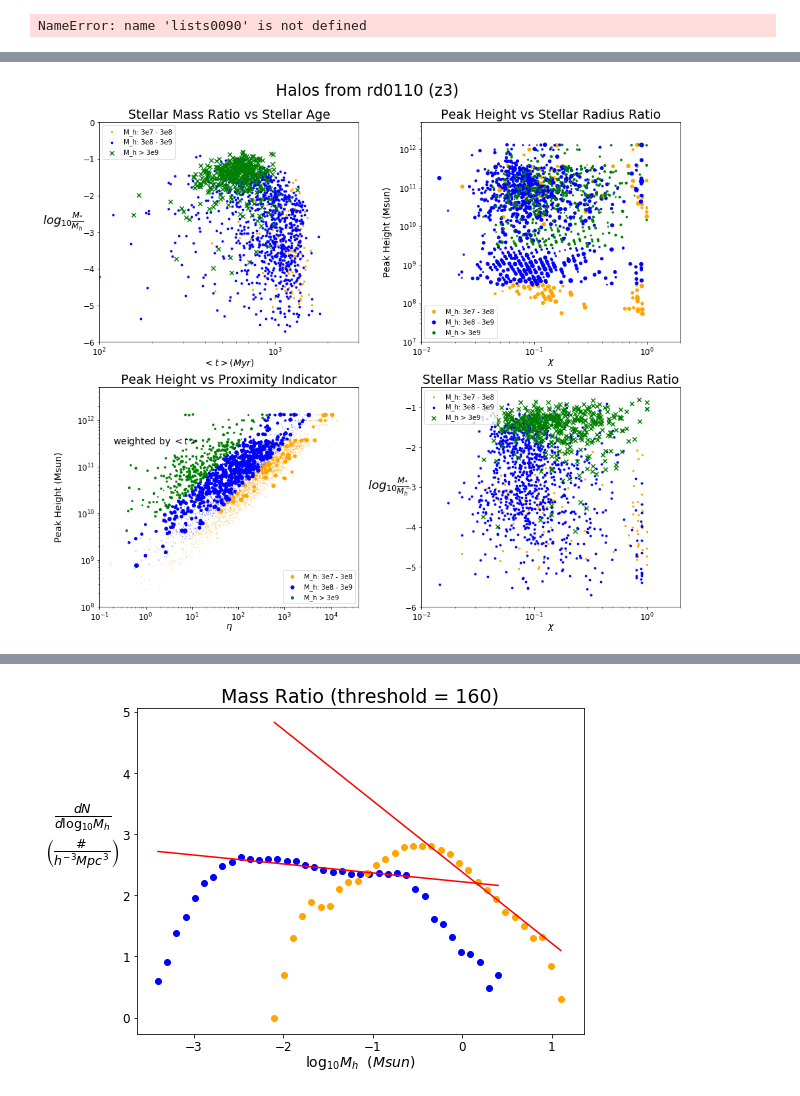
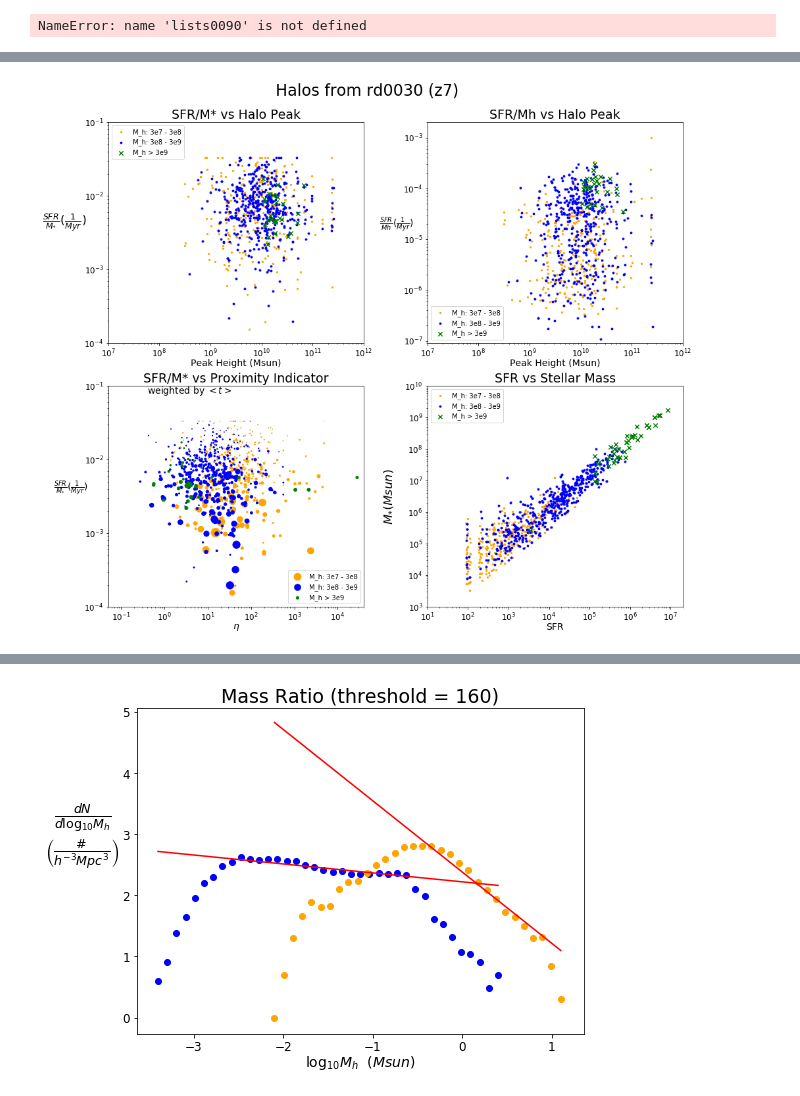
Before and after one commit to ygovil1/data-mining-galaxies, a Jupyter notebook: HaloCatalog/ratio_plotter.ipynb, the cells around one changed output, grey strips where cells are left out. Cells and saved outputs as stored; diff of their text form; code cells hidden in the pictures.

```diff
--- a/HaloCatalog/ratio_plotter.ipynb
+++ b/HaloCatalog/ratio_plotter.ipynb
@@ -597,16 +650,19 @@ plt.show()
 stellogratio1 = np.log([value for value in ploting['stelratio'][0] if value > 0]) / log(10)
 stellogratio2 = np.log([value for value in ploting['stelratio'][1] if value > 0]) / log(10)
 stellogratio3 = np.log([value for value in ploting['stelratio'][2] if value > 0]) / log(10)
+stellogratio4 = np.log([value for value in ploting['stelratio'][3] if value > 0]) / log(10)
 
 age_log1 = np.log([value for value in ploting['age'][0] if value > 0]) / log(10)
 age_log2 = np.log([value for value in ploting['age'][1] if value > 0]) / log(10)
 age_log3 = np.log([value for value in ploting['age'][2] if value > 0]) / log(10)
-plot_agelog1 = 2**(age_log1**2)/30
-plot_agelog2 = 2**(age_log2**2)/30
-plot_agelog3 = 2**(age_log3**2)/30
+age_log4 = np.log([value for value in ploting['age'][3] if value > 0]) / log(10)
+plot_agelog1 = 3**(age_log1**2)/10
+plot_agelog2 = 3**(age_log2**2)/10
+plot_agelog3 = 3**(age_log3**2)/10
+plot_agelog4 = 3**(age_log4**2)/10
 
-ploting["stellog"] = [stellogratio1, stellogratio2, stellogratio3]
-ploting["ageweight"] = [plot_agelog1, plot_agelog2 ,plot_agelog3]
+ploting["stellog"] = [stellogratio1, stellogratio2, stellogratio3, stellogratio4]
+ploting["ageweight"] = [plot_agelog1, plot_agelog2, plot_agelog3, plot_agelog4]
 # %%
 ploting["ageweight"][0]
 # %% [output]
@@ -621,17 +677,17 @@ ax3 = fig2.add_subplot(223)
 ax4 = fig2.add_subplot(224)
 
 # create plot titles
-agetitle = "Stellar Mass Ratio vs Stellar Age"
-peaktitle = "Peak Height vs Stellar Radius Ratio"
-proxpeaktitle = "Peak Height vs Proximity Indicator"
-radratiotitle = "Stellar Mass Ratio vs Stellar Radius Ratio"
+peakformtitle = "SFR/M* vs Halo Peak"
+formratiotitle = "SFR/Mh vs Halo Peak"
+proxformtitle = "SFR/M* vs Proximity Indicator"
+formsteltitle = "SFR vs Stellar Mass"
 
 # set titles
 plt.suptitle(figtitle, fontsize = 24)
-ax1.set_title(agetitle, size = 19)
-ax2.set_title(peaktitle, size = 19)
-ax3.set_title(proxpeaktitle, size = 19)
-ax4.set_title(radratiotitle, size = 19)
+ax1.set_title(peakformtitle, size = 19)
+ax2.set_title(formratiotitle, size = 19)
+ax3.set_title(proxformtitle, size = 19)
+ax4.set_title(formsteltitle, size = 19)
 
 # # --determine line of best fit
 # # reduce range of values to fit line
@@ -646,21 +702,21 @@ ax4.set_title(radratiotitle, size = 19)
 # slope2, intercept2 = par2[0][0], par2[0][1]
 
 # plot data
-ax1.scatter(ploting["age"][0], ploting["stellog"][0], c = 'orange', s = 5, label = 'M_h: 3e7 - 3e8')
-ax1.scatter(ploting["age"][1], ploting["stellog"][1], c = 'blue', s = 8, label = 'M_h: 3e8 - 3e9')
-ax1.scatter(ploting["age"][2], ploting["stellog"][2], c = 'green', s = 40, label = 'M_h > 3e9', marker = 'x')
+ax1.scatter(ploting["peak"][0], ploting["formstel"][0], c = 'orange', s = 5, label = 'M_h: 3e7 - 3e8')
+ax1.scatter(ploting["peak"][1], ploting["formstel"][1], c = 'blue', s = 8, label = 'M_h: 3e8 - 3e9')
+ax1.scatter(ploting["peak"][2], ploting["formstel"][2], c = 'green', s = 40, label = 'M_h > 3e9', marker = 'x')
 
-ax2.scatter(ploting["chi"][0], ploting["peak"][0], c = 'orange', s = ploting["ageweight"][0], cmap='binary', label = 'M_h: 3e7 - 3e8')
-ax2.scatter(ploting["chi"][1], ploting["peak"][1], c = 'blue', s = ploting["ageweight"][1], cmap='binary', label = 'M_h: 3e8 - 3e9')
-ax2.scatter(ploting["chi"][2], ploting["peak"][2], c = 'green', s = ploting["ageweight"][2], cmap='binary', label = 'M_h > 3e9')
+ax2.scatter(ploting["peak"][0], ploting["formratio"][0], c = 'orange', s = 5, cmap='binary', label = 'M_h: 3e7 - 3e8')
+ax2.scatter(ploting["peak"][1], ploting["formratio"][1], c = 'blue', s = 8, cmap='binary', label = 'M_h: 3e8 - 3e9')
+ax2.scatter(ploting["peak"][2], ploting["formratio"][2], c = 'green', s = 40, cmap='binary', label = 'M_h > 3e9', marker = 'x')
 
-ax3.scatter(ploting["prox"][0], ploting["peak"][0], c = 'orange', s = ploting["ageweight"][0], cmap='binary', label = 'M_h: 3e7 - 3e8')
-ax3.scatter(ploting["prox"][1], ploting["peak"][1], c = 'blue', s = ploting["ageweight"][1], cmap='binary', label = 'M_h: 3e8 - 3e9')
-ax3.scatter(ploting["prox"][2], ploting["peak"][2], c = 'green', s = ploting["ageweight"][2], cmap='binary', label = 'M_h > 3e9')
+ax3.scatter(ploting["prox"][0], ploting["formstel"][0], c = 'orange', s = ploting["ageweight"][0], cmap='binary', label = 'M_h: 3e7 - 3e8')
+ax3.scatter(ploting["prox"][1], ploting["formstel"][1], c = 'blue', s = ploting["ageweight"][1], cmap='binary', label = 'M_h: 3e8 - 3e9')
+ax3.scatter(ploting["prox"][2], ploting["formstel"][2], c = 'green', s = ploting["ageweight"][2], cmap='binary', label = 'M_h > 3e9')
 
-ax4.scatter(ploting["chi"][0], ploting["stellog"][0], c = 'orange', s = 5, label = 'M_h: 3e7 - 3e8')
-ax4.scatter(ploting["chi"][1], ploting["stellog"][1], c = 'blue', s = 8, label = 'M_h: 3e8 - 3e9')
-ax4.scatter(ploting["chi"][2], ploting["stellog"][2], c = 'green', s = 40, label = 'M_h > 3e9', marker = 'x')
+ax4.scatter(ploting["form"][0], ploting["stelmass"][0], c = 'orange', s = 5, label = 'M_h: 3e7 - 3e8')
+ax4.scatter(ploting["form"][1], ploting["stelmass"][1], c = 'blue', s = 8, label = 'M_h: 3e8 - 3e9')
+ax4.scatter(ploting["form"][2], ploting["stelmass"][2], c = 'green', s = 40, label = 'M_h > 3e9', marker = 'x')
 # ax2.plot(bin_edges_red1, slope1 * bin_edges_red1 + intercept1, color = 'red')
 # ax2.plot(bin_edges_red2, slope2 * bin_edges_red2 + intercept2, color = 'red')
 
@@ -669,61 +725,67 @@ agelab = "$<t> (Myr)$"
 proxlab = r"$\eta$"
 radlab = r"$\chi$"
 peaklab = "Peak Height (Msun)"
+formlab = "SFR"
+formratiolab = r"$\frac{SFR}{Mh} (\frac{1}{Myr})$"
+formstellab = r"$\frac{SFR}{M_{*}} (\frac{1}{Myr})$"
+stellab = "$M_{*}(Msun)$"
 ylab = r"$log_{10}\frac{M_{*}}{M_h}$"
-ax1.set_xlabel(agelab, size = 14, labelpad= 0)
-ax1.set_ylabel(ylab, rotation = 0, size = 18, labelpad= 30)
-ax2.set_xlabel(radlab, size = 14, labelpad= 0)
-ax2.set_ylabel(peaklab, rotation = 90, size = 14, labelpad= 10)
+ax1.set_xlabel(peaklab, size = 14, labelpad= 0)
+ax1.set_ylabel(formstellab, rotation = 0, size = 18, labelpad= 30)
+ax2.set_xlabel(peaklab, size = 14, labelpad= 0)
+ax2.set_ylabel(formratiolab, rotation = 0, size = 14, labelpad= 10)
 ax3.set_xlabel(proxlab, size = 14, labelpad= 0)
-ax3.set_ylabel(peaklab, rotation = 90, size = 14, labelpad= 20)
-ax4.set_xlabel(radlab, size = 14, labelpad= 0)
-ax4.set_ylabel(ylab, rotation = 0, size = 18, labelpad= 25)
+ax3.set_ylabel(formstellab, rotation = 0, size = 14, labelpad= 20)
+ax4.set_xlabel(formlab, size = 14, labelpad= 0)
+ax4.set_ylabel(stellab, rotation = 90, size = 18, labelpad= 15)
 
 # create axis ticks and set axis lim
 ax1.set_xscale('log')
-ax1.set_xlim([1e2, 3e3])
-ax1.set_ylim([-6, 0])
+ax1.set_yscale('log')
+ax1.set_xlim([1e7, 1e12])
+ax1.set_ylim([1e-4, 1e-1])
 ax1.tick_params(axis='x', which='major', labelsize=12)
 ax1.tick_params(axis='y', which='major', labelsize=12)
 
 ax2.set_xscale('log')
 ax2.set_yscale('log')
-ax2.set_xlim([1e-2, 2e0])
-ax2.set_ylim([1e7, 5e12])
+ax2.set_xlim([1e7, 1e12])
+ax2.set_ylim([9e-8, 2e-3])
 ax2.tick_params(axis='x', which='major', labelsize=12)
 ax2.tick_params(axis='y', which='major', labelsize=12)
 
 ax3.set_xscale('log')
 ax3.set_yscale('log')
-ax3.set_xlim([1e-1,4e4])
-ax3.set_ylim([1e8, 5e12])
+ax3.set_xlim([5e-2,4e4])
+ax3.set_ylim([1e-4, 1e-1])
 ax3.tick_params(axis='x', which='major', labelsize=12)
 ax3.tick_params(axis='y', which='major', labelsize=12)
 
 ax4.set_xscale('log')
-ax4.set_xlim([1e-2, 2e0])
-ax4.set_ylim([-6, -0.5])
+ax4.set_yscale('log')
+ax4.set_xlim([1e1, 2e7])
+ax4.set_ylim([1e3, 1e10])
 ax4.tick_params(axis='x', which='major', labelsize=12)
 ax4.tick_params(axis='y', which='major', labelsize=12)
 
 # add annotation
 annotation = r"weighted by $<t>$"
-ax3.text(2e-1, 3e11, annotation, size = 14)
+ax3.text(4e-1, 8e-2, annotation, size = 14)
 
 # add legend
 ax1.legend(loc = 'upper left')
 ax2.legend(loc = 'lower left')
 ax3.legend(loc = 'lower right')
 ax4.legend(loc = 'upper left')
 
 # adjust spacing and show
 plt.tight_layout()
 fig2.subplots_adjust(top=0.91)
 plt.show()
 
 # 7-12, 26-27, 24-32, 45-53
 # %% [output]
-[figure, old version]
+[figure, new version]
 # %%
 # create copies of master lists
 plot0030 = lists0030
```
Also changed, not shown: parts of 8 cells of this notebook.
